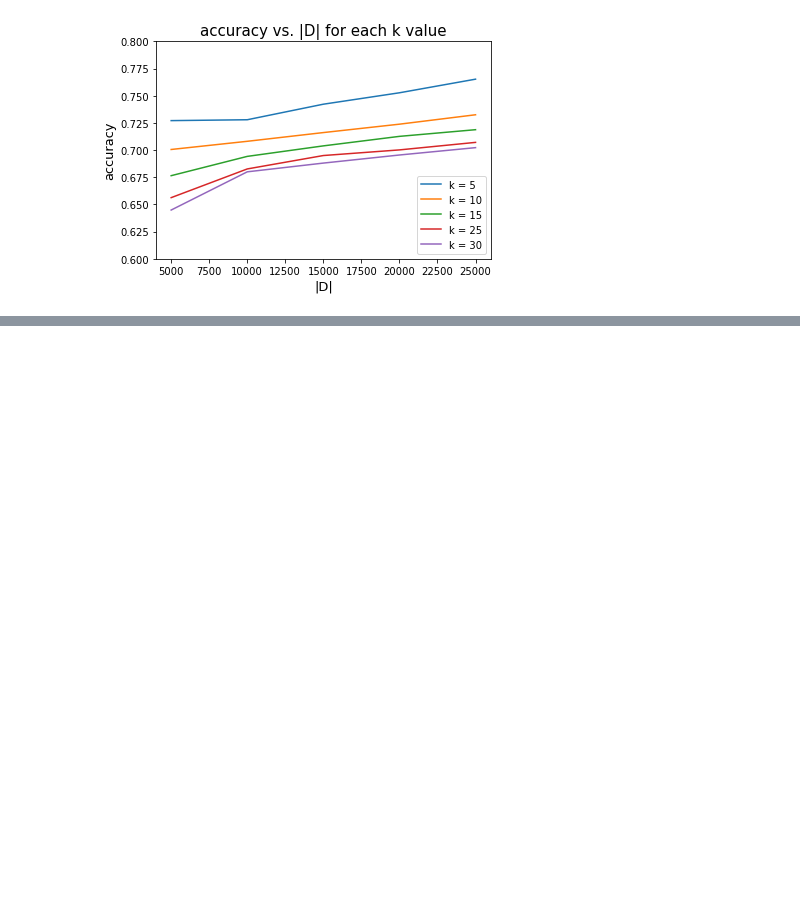
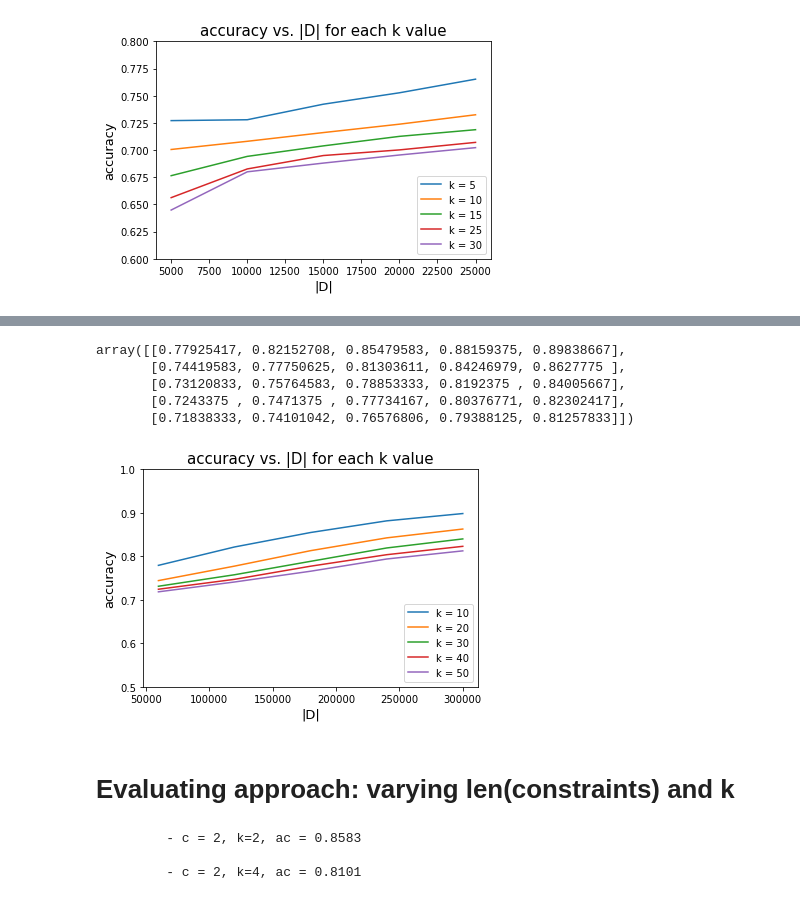
Before and after one commit to malu-maia/anonymizing-covid-data, a Jupyter notebook: refactoring k-anonymity-covid.ipynb, the cells around one changed output, grey strips where cells are left out. Cells and saved outputs as stored; diff of their text form; code cells hidden in the pictures; blank space fills up the shorter version.

```diff
--- a/refactoring k-anonymity-covid.ipynb
+++ b/refactoring k-anonymity-covid.ipynb
@@ -284,0 +279,71 @@ plt.show()
+# %%
+acc.transpose()
+# %% [output]
+array([[0.77925417, 0.82152708, 0.85479583, 0.88159375, 0.89838667],
+       [0.74419583, 0.77750625, 0.81303611, 0.84246979, 0.8627775 ],
+       [0.73120833, 0.75764583, 0.78853333, 0.8192375 , 0.84005667],
+       [0.7243375 , 0.7471375 , 0.77734167, 0.80376771, 0.82302417],
+       [0.71838333, 0.74101042, 0.76576806, 0.79388125, 0.81257833]])
+# %%
+from matplotlib.font_manager import FontProperties
+
+acc = np.array(acc).transpose()
+
+x = n_tuples
+
+y0 = acc[0]
+y1 = acc[1]
+y2 = acc[2]
+y3 = acc[3]
+y4 = acc[4]
+
+plt.plot(x, y0, label='k = {}'.format(k_values[0]))
+plt.plot(x, y1, label="k = {}".format(k_values[1]))
+plt.plot(x, y2, label="k = {}".format(k_values[2]))
+plt.plot(x, y3, label="k = {}".format(k_values[3]))
+plt.plot(x, y4, label="k = {}".format(k_values[4]))
+plt.ylim(ymax=1, ymin=.5)
+
+plt.title('accuracy vs. |D| for each k value',fontsize=15)
+plt.xlabel('|D|', fontsize=13)
+plt.ylabel('accuracy', fontsize=13)
+
+plt.legend(loc=4)
+plt.savefig('accuracy.png',format='png', dpi=320)
+plt.show()
+# %% [output]
+[figure, added]
+# %% [markdown]
+# Evaluating approach: varying len(constraints) and k
+# %%
+warnings.filterwarnings('ignore')
+
+df_ = df.iloc[:5000]
+ordem = {
+    ('municipioCaso', 'SOBRAL', 3, 147): len(df_.query('municipioCaso == "SOBRAL"')), #50
+    ('idadeCaso', 25.0, 3, 123): len(df_.query('idadeCaso == 25.0')),
+    ('municipioCaso', 'CAUCAIA', 3, 98): len(df_.query('municipioCaso == "CAUCAIA"')),
+    ('sexoCaso', 'FEMININO', 3, 5321): len(df_.query('sexoCaso == "FEMININO"'))
+}
+constraints = sorted(ordem, key = ordem.get)
+
+n_constraints = [2, 3, 4]
+k_values = [2, 4, 6, 8, 10]
+
+accuracy_fixed_D = []
+
+for c in n_constraints:
+    ac_c = []
+    for k in k_values:
+        df_anon_c = anonymize(df_, k, constraints[:c])
+        df_anon_c = df_anon_c.sort_index(axis=0)
+        df_anon_c = l_diversity(df_anon_c, 2, 'resultadoFinalExame')
+        a = accuracy(df_, df_anon_c)
+        print("\t - c = {}, k={}, ac = {}\n".format(c, k, a))
+        ac_c.append(a)
+    print("number of constraints: {}\n k: {}\n accuracy: {}\n\n".format(c, k, ac_c))
+    accuracy_fixed_D.append(ac_c)
+# %% [output]
+         - c = 2, k=2, ac = 0.8583
+
+         - c = 2, k=4, ac = 0.8101
```
Also changed, not shown: parts of 8 cells of this notebook, 2 other files.
